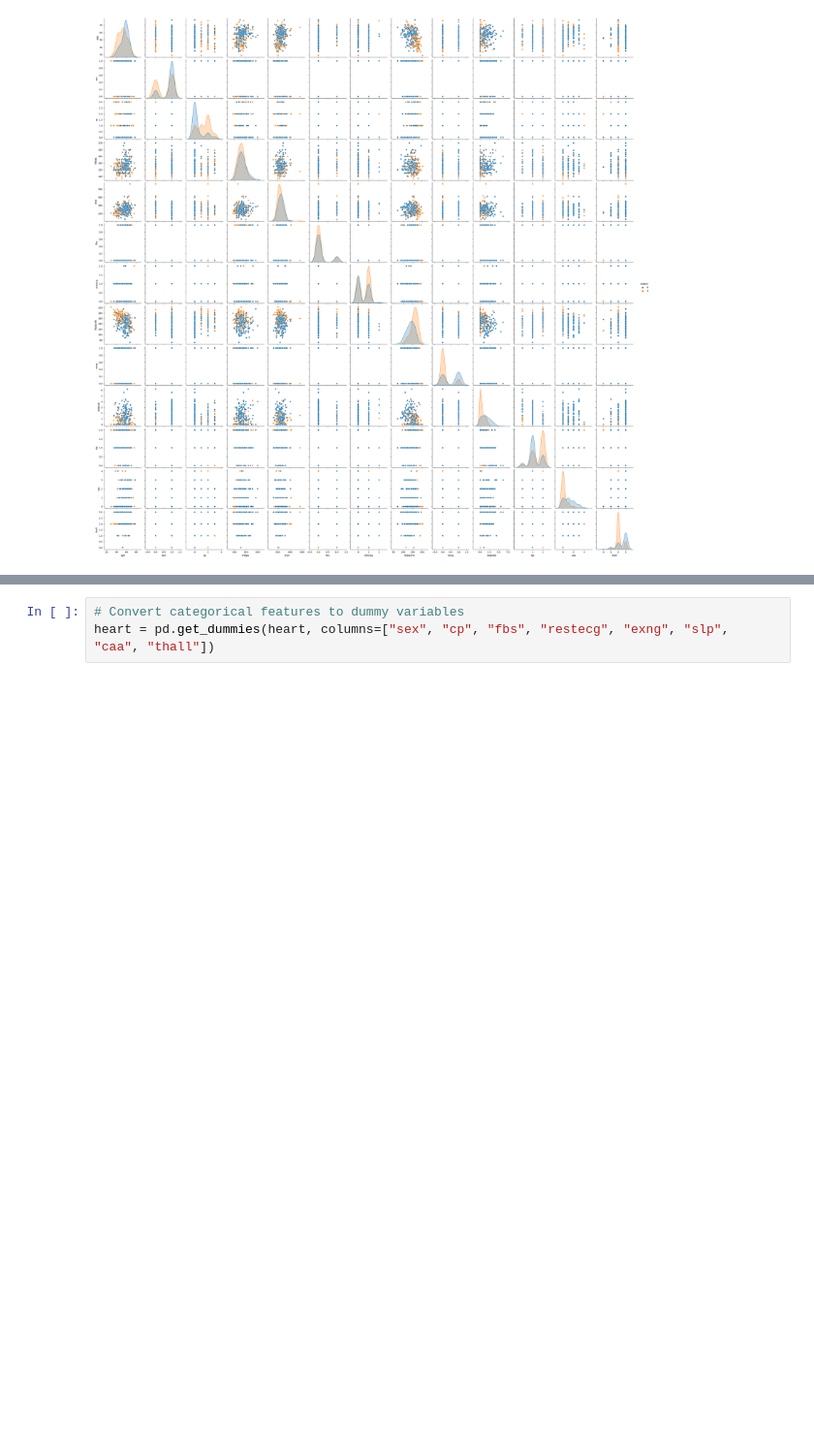
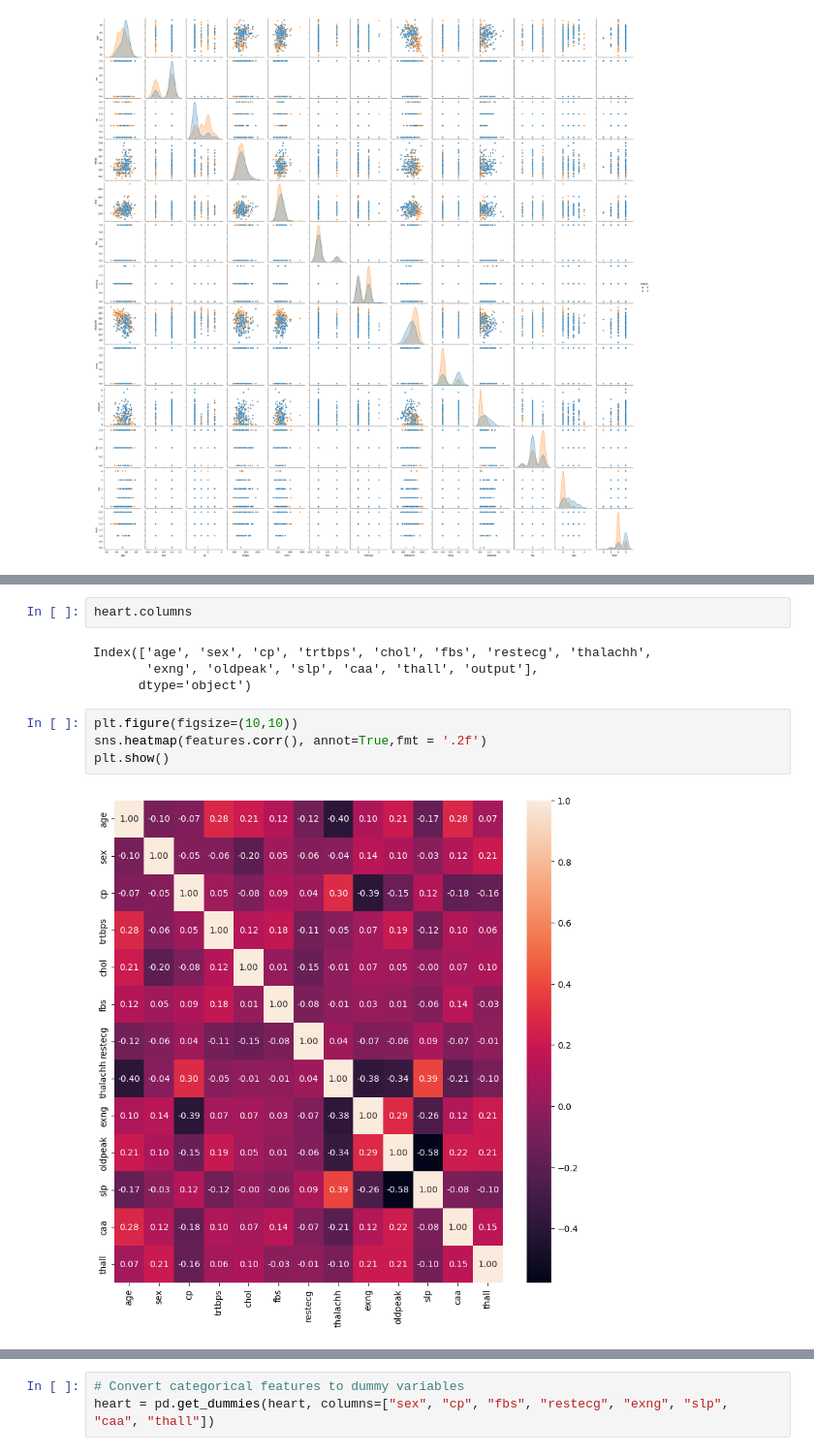
Before and after one commit to rushdanajeeb/final_project_mlp, a Jupyter notebook: AIDI_1002_Final_Project_Template.ipynb, the cells around one changed output, grey strips where cells are left out. Shown at 97% size. Cells and saved outputs as stored; diff of their text form; blank space fills up the shorter version.

Commit message:
added eda steps, correlation plot,limitations of model and reference link

```diff
--- a/AIDI_1002_Final_Project_Template.ipynb
+++ b/AIDI_1002_Final_Project_Template.ipynb
@@ -246,0 +315,12 @@ sns.boxenplot(data=heart)
+# %%
+heart.columns
+# %% [output]
+Index(['age', 'sex', 'cp', 'trtbps', 'chol', 'fbs', 'restecg', 'thalachh',
+       'exng', 'oldpeak', 'slp', 'caa', 'thall', 'output'],
+      dtype='object')
+# %%
+plt.figure(figsize=(10,10))
+sns.heatmap(features.corr(), annot=True,fmt = '.2f')
+plt.show()
+# %% [output]
+[figure, added]
```
Also changed, not shown: parts of 23 cells of this notebook, 1 other file.
